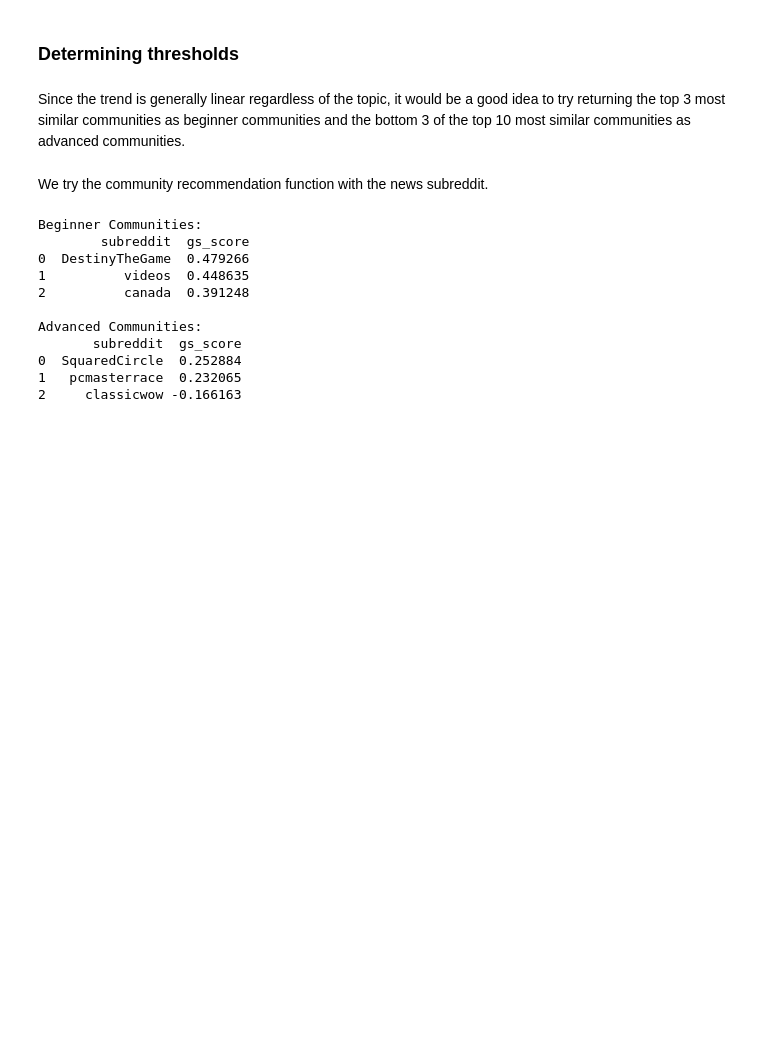
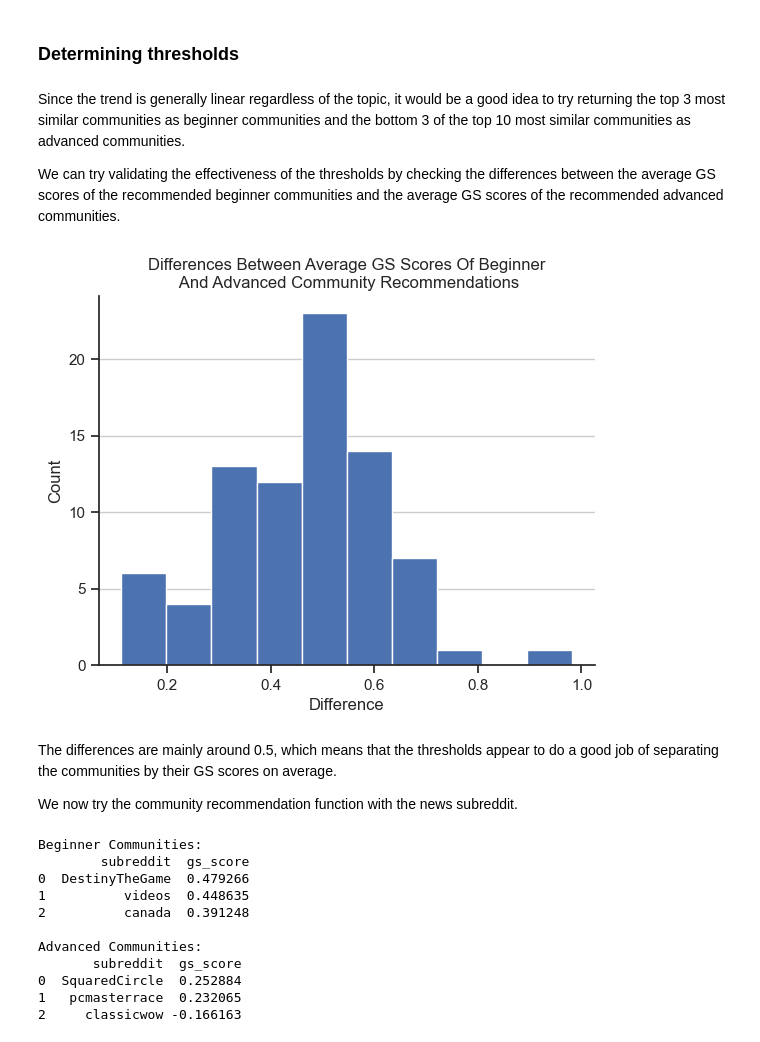
Before and after one commit to Virthiya98/CSCD25_Project, a Jupyter notebook: project.ipynb, the cells around one changed output. Drawn from its saved outputs; the diff is of its cells as text; code cells hidden in the pictures; blank space fills up the shorter version.

Commit message:
added to threshold section

```diff
--- a/project.ipynb
+++ b/project.ipynb
@@ -211,8 +216,22 @@ The nonlinear model appears to be fairly linear and both of the models appear to
 ### Determining thresholds
 # %% [markdown]
 Since the trend is generally linear regardless of the topic, it would be a good idea to try returning the top 3 most similar communities as beginner communities and the bottom 3 of the top 10 most similar communities as advanced communities.
+
+We can try validating the effectiveness of the thresholds by checking the differences between the average GS scores of the recommended beginner communities and the average GS scores of the recommended advanced communities.
-# %% [markdown]
-We try the community recommendation function with the news subreddit.
+# %%
+differences = pd.DataFrame([np.mean(gs_dist(i)["gs_score"][0:3]) - np.mean(gs_dist(i)["gs_score"][7:10]) for i in communities_used])
+ax = differences.plot.hist()
+ax.set_title("Differences Between Average GS Scores Of Beginner\n And Advanced Community Recommendations")
+ax.set_xlabel("Difference")
+ax.set_ylabel("Count")
+ax.get_legend().remove()
+ax.yaxis.grid(True)
+# %% [output]
+[figure, added]
+# %% [markdown]
+The differences are mainly around 0.5, which means that the thresholds appear to do a good job of separating the communities by their GS scores on average.
+
+We now try the community recommendation function with the news subreddit.
 # %%
 def recommend(x):
     similar = gs_dist(x)
```
Also changed, not shown: parts of 5 cells of this notebook, 6 other files.
